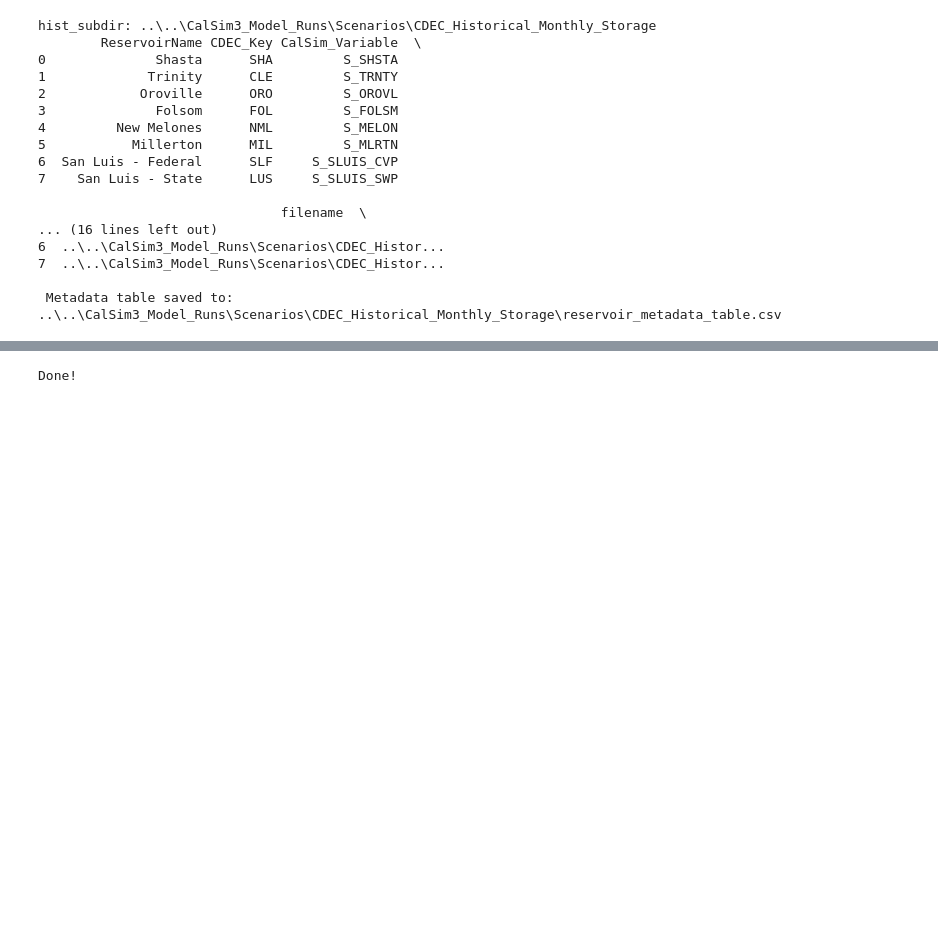
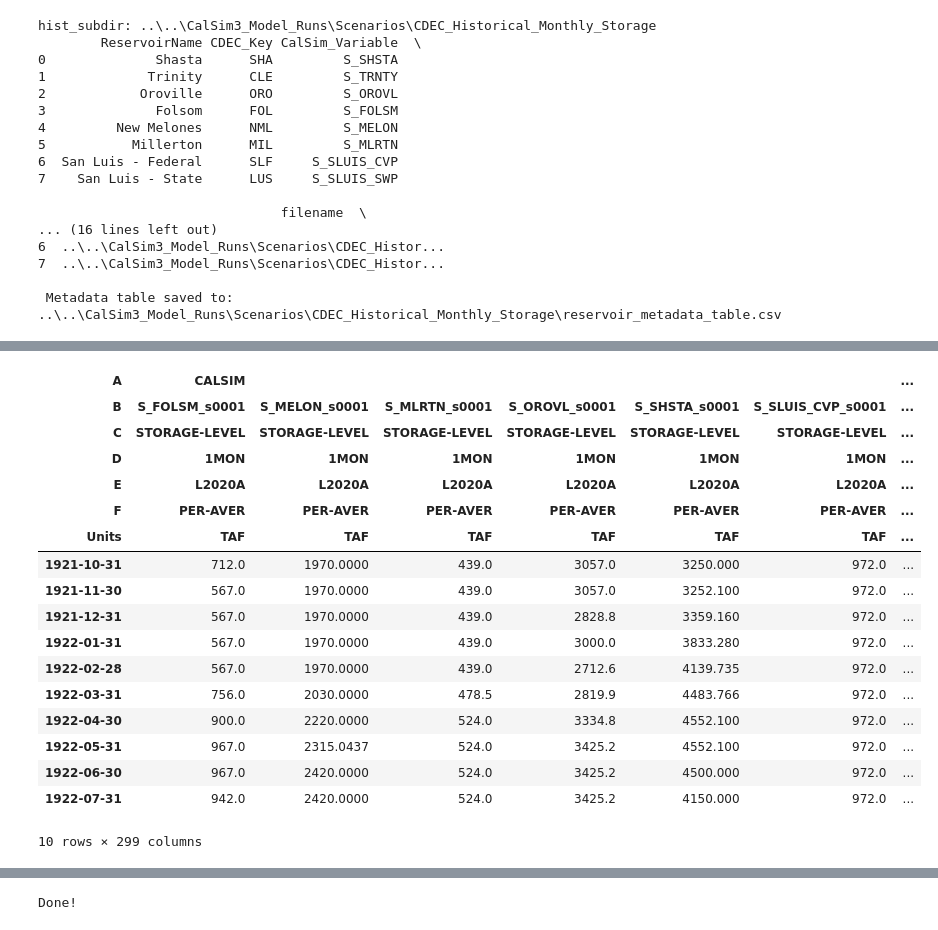
Before and after one commit to maramahmedd/coeqwal, a Jupyter notebook: notebooks/Tier_Assignment_Storage.ipynb, the cells around one changed output, grey strips where cells are left out. Cells and saved outputs as stored; diff of their text form; code cells hidden in the pictures; blank space fills up the shorter version.

```diff
--- a/notebooks/Tier_Assignment_Storage.ipynb
+++ b/notebooks/Tier_Assignment_Storage.ipynb
@@ -41,3 +43,8 @@ cdec_calsim_vars = {
 
 cdec_file = "CDEC_Station_Key.csv" # cdec key file name
 metadata_file = "reservoir_metadata_table.csv" # reservoir metadata output file name
+
+variables_storage = ["S_SHSTA_", "S_OROVL_", "S_FOLSM_", "S_TRNTY_", "S_SLUIS_CVP_", "S_SLUIS_SWP_", "S_MLRTN_", "S_MELON_"]
+variables_floodpool = ["S_SHSTALEVEL5DV", "S_OROVLLEVEL5DV", "S_FOLSMLEVEL5DV", "S_TRNTYLEVEL4DV", "S_SLUIS_CVPLEVEL4DV", "S_SLUIS_SWPLEVEL4DV", "S_MLRTNLEVEL4", "S_MELONLEVEL4DV"]
+variables_capacity = ["S_SHSTALEVEL6DV", "S_OROVLLEVEL6DV", "S_FOLSMLEVEL6DV", "S_TRNTYLEVEL5DV", "S_SLUIS_CVPLEVEL5DV", "S_SLUIS_SWPLEVEL5DV", "S_MLRTNLEVEL5DV", "S_MELONLEVEL5DV"]
+units = "TAF"
@@ -376,0 +776,4 @@ prob_df
+# %%
+flood_df = create_subset_list(var_df, variables_floodpool)
+# flood_df.to_csv("flood_df.csv")
+flood_df.head(5)
@@ -376,0 +991,24 @@ prob_df
+# %%
+flood_clean_df = strip_leveldv_from_columns(flood_df, level_name="B")
+flood_clean_df = strip_level_from_columns(flood_clean_df, level_name="B")
+# %%
+flood_clean_df.head(10)
+# %% [output]
+| A | CALSIM |  |  |  |  |  | ... |
+| B | S_FOLSM_s0001 | S_MELON_s0001 | S_MLRTN_s0001 | S_OROVL_s0001 | S_SHSTA_s0001 | S_SLUIS_CVP_s0001 | ... |
+| C | STORAGE-LEVEL | STORAGE-LEVEL | STORAGE-LEVEL | STORAGE-LEVEL | STORAGE-LEVEL | STORAGE-LEVEL | ... |
+| D | 1MON | 1MON | 1MON | 1MON | 1MON | 1MON | ... |
+| E | L2020A | L2020A | L2020A | L2020A | L2020A | L2020A | ... |
+| F | PER-AVER | PER-AVER | PER-AVER | PER-AVER | PER-AVER | PER-AVER | ... |
+| Units | TAF | TAF | TAF | TAF | TAF | TAF | ... |
+| 1921-10-31 | 712.0 | 1970.0000 | 439.0 | 3057.0 | 3250.000 | 972.0 | ... |
+| 1921-11-30 | 567.0 | 1970.0000 | 439.0 | 3057.0 | 3252.100 | 972.0 | ... |
+| 1921-12-31 | 567.0 | 1970.0000 | 439.0 | 2828.8 | 3359.160 | 972.0 | ... |
+| 1922-01-31 | 567.0 | 1970.0000 | 439.0 | 3000.0 | 3833.280 | 972.0 | ... |
+| 1922-02-28 | 567.0 | 1970.0000 | 439.0 | 2712.6 | 4139.735 | 972.0 | ... |
+| 1922-03-31 | 756.0 | 2030.0000 | 478.5 | 2819.9 | 4483.766 | 972.0 | ... |
+| 1922-04-30 | 900.0 | 2220.0000 | 524.0 | 3334.8 | 4552.100 | 972.0 | ... |
+| 1922-05-31 | 967.0 | 2315.0437 | 524.0 | 3425.2 | 4552.100 | 972.0 | ... |
+| 1922-06-30 | 967.0 | 2420.0000 | 524.0 | 3425.2 | 4500.000 | 972.0 | ... |
+| 1922-07-31 | 942.0 | 2420.0000 | 524.0 | 3425.2 | 4150.000 | 972.0 | ... |
+10 rows × 299 columns
```
Also changed, not shown: parts of 31 cells of this notebook.
